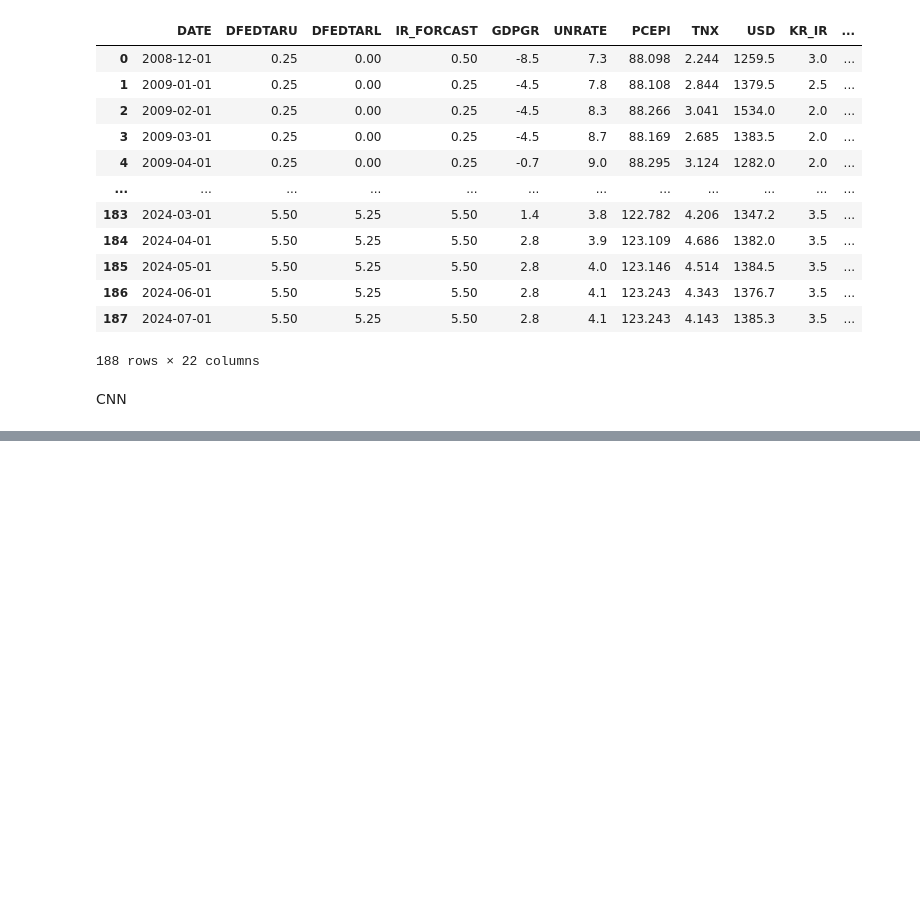
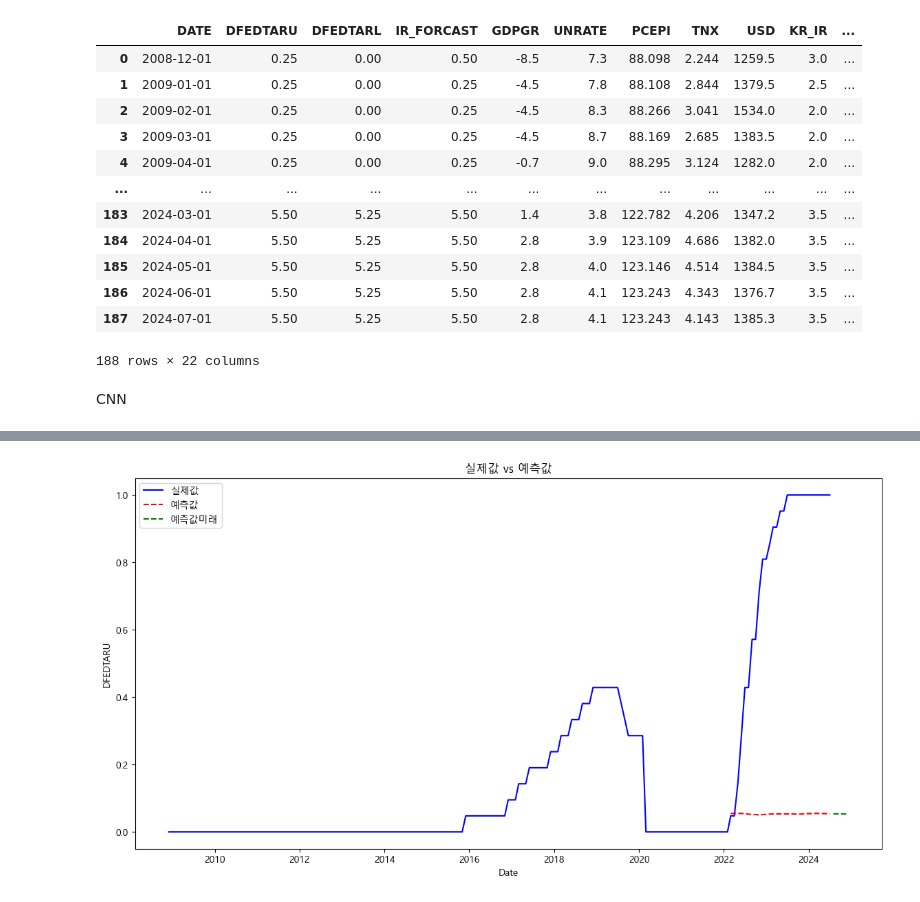
Before and after one commit to AB25122-sudo/MLP_Finance_Fed, a Jupyter notebook: Fed1/Dong/Modeling_Dong_predict_cnn_gdpgr.ipynb, the cells around one changed output, grey strips where cells are left out. Saved outputs shown, nothing was run; the diff lists cells and outputs as text; code cells hidden in the pictures; blank space fills up the shorter version.

```diff
--- a/Fed1/Dong/Modeling_Dong_predict_cnn_gdpgr.ipynb
+++ b/Fed1/Dong/Modeling_Dong_predict_cnn_gdpgr.ipynb
@@ -308,12 +320,13 @@ sequences.shape
 # %%
-X = sequences[:, :, :]
-y = sequences[:, -1, 0]
-
-split_ratio = 0.8
-train_size = int(len(X) * split_ratio)
-
-X_train, X_test = X[:train_size], X[train_size:]
-y_train, y_test = y[:train_size], y[train_size:]
+#학습용, 검증용, 시험용으로 분리 7:1.5:1.5(8:1:1)보다 예측력이 높음
+# train_size = int(len(X) * 0.8)
+# X_train, y_train = X[:train_size], y[:train_size]
+# X_val, y_val = X[train_size:train_size+17], y[train_size:train_size+17]
+# X_test, y_test = X[train_size+17:], y[train_size+17:]
+train_size = int(len(X) * 0.7)
+X_train, y_train = X[:train_size], y[:train_size]
+X_val, y_val = X[train_size:train_size+25], y[train_size:train_size+25] # 0.7:25
+X_test, y_test = X[train_size+25:], y[train_size+25:]
 
 model = Sequential()
 model.add(Conv1D(32, 3, activation='relu', input_shape=(X_train.shape[1], X_train.shape[2])))
@@ -419,0 +401,16 @@ combined_df.to_csv('./result_Dong_model_202408.csv', index=False)
+# %%
+# 2024년 8월부터 12월까지 예측
+future_dates = pd.date_range(start='2024-08-01', end='2024-12-01', freq='MS')
+future_predictions = []
+
+last_sequence = X[-1]  # 가장 최근의 시퀀스 가져오기
+
+for _ in range(len(future_dates)):
+    next_pred = model.predict(last_sequence.reshape(1, sequence_length, 1))
+    future_predictions.append(next_pred[0, 0])
+    # 새롭게 예측된 값을 시퀀스에 추가하고 첫 번째 값 제거
+    last_sequence = np.append(last_sequence[1:], next_pred, axis=0)
+
+# 예측값 역정규화
+future_predictions_rescaled = scaler.inverse_transform(
+    np.concatenate((np.zeros((len(future_predictions), 1)), np.array(future_predictions).reshape(-1, 1)), axis=1))[:, 1]
@@ -419,0 +423,14 @@ combined_df.to_csv('./result_Dong_model_202408.csv', index=False)
+# %%
+# 예측 결과 시각화
+plt.figure(figsize=(14, 7))
+plt.plot(df_irp_new['DATE'], df_irp_new['DFEDTARU'], color='blue', label='실제값')
+#plt.plot(df_irp_new['DATE'][-len(y_test_rescaled):], y_test_rescaled, color='blue', label='실제값')
+plt.plot(df_irp_new['DATE'][-len(y_pred_rescaled):], y_pred_rescaled, color='red', linestyle='dashed', label='예측값')
+plt.plot(future_dates, future_predictions_rescaled, color='green', linestyle='dashed', label='예측값미래')
+plt.xlabel('Date')
+plt.ylabel('DFEDTARU')
+plt.title('실제값 vs 예측값')
+plt.legend()
+plt.show()
+# %% [output]
+[figure, added]
```
Also changed, not shown: parts of 17 cells of this notebook, 5 other files.
